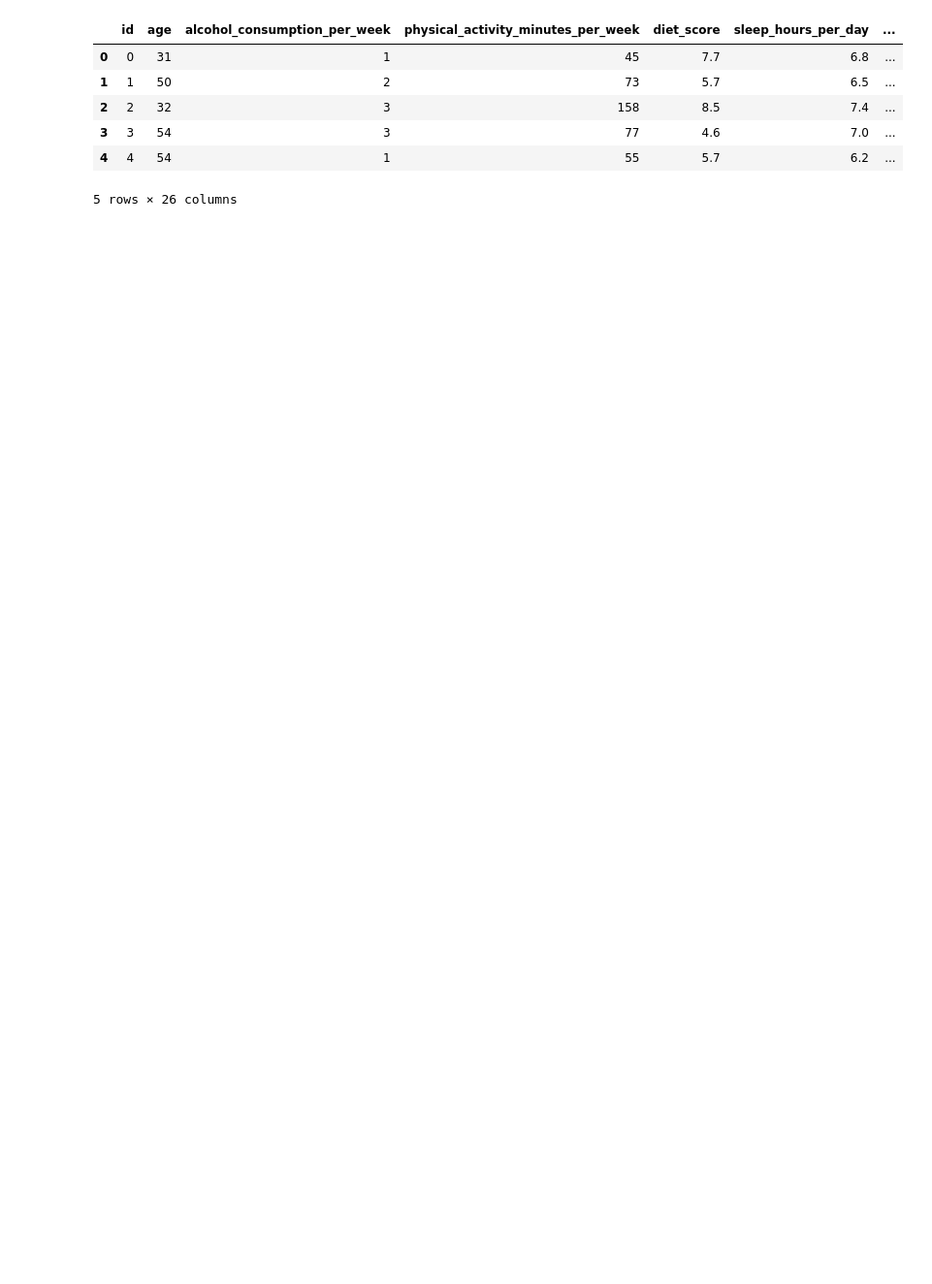
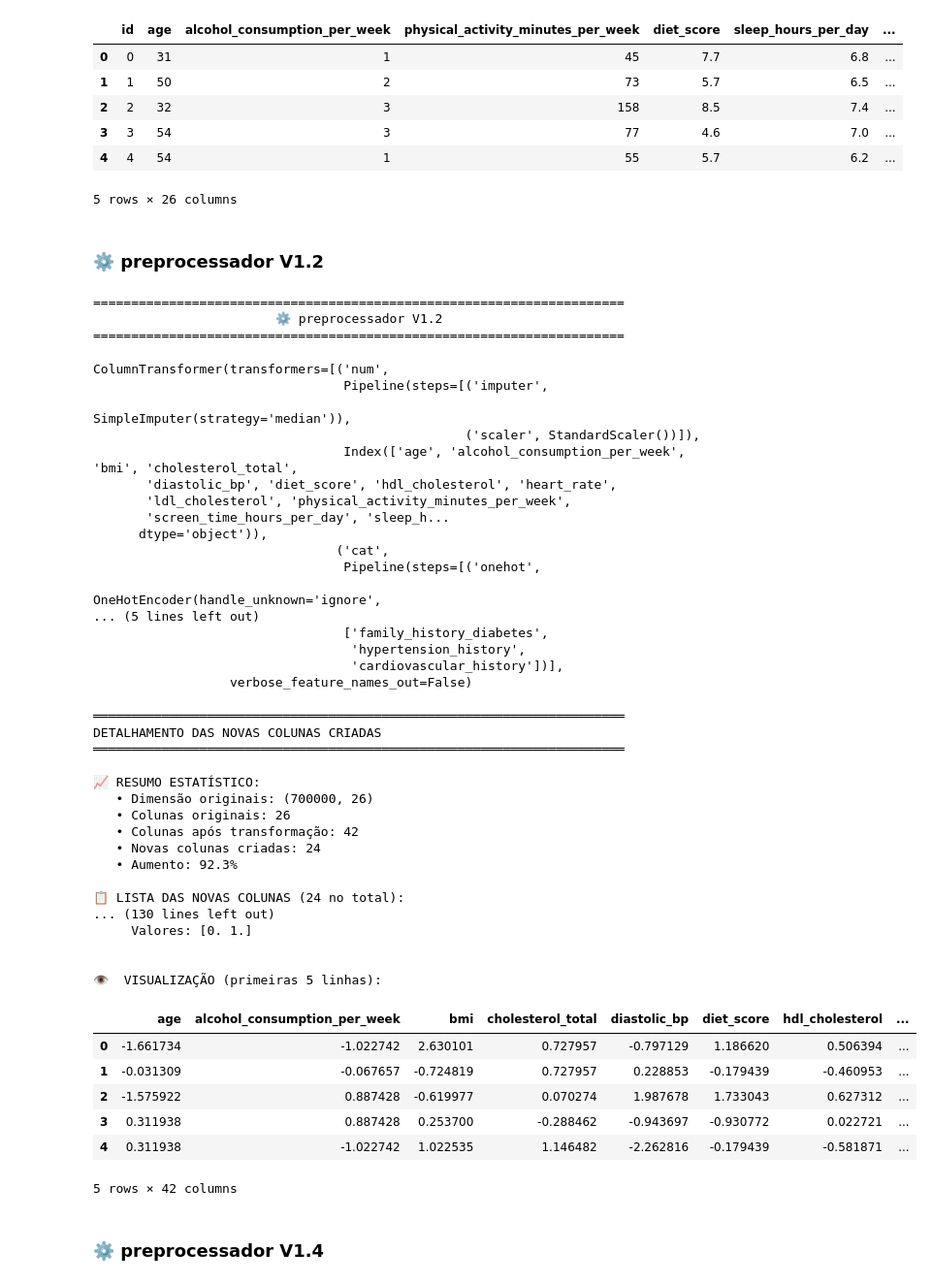
Before and after one commit to albertoakel/Kaggle, a Jupyter notebook: Diabetes_Prediction_Challenge/notebook/verificar_preprocessdor.ipynb, the cells around one changed output. Shown at 97% size. Drawn from its saved outputs; the diff is of its cells as text; code cells hidden in the pictures; blank space fills up the shorter version.

```diff
--- a/Diabetes_Prediction_Challenge/notebook/verificar_preprocessdor.ipynb
+++ b/Diabetes_Prediction_Challenge/notebook/verificar_preprocessdor.ipynb
@@ -116,4 +116,61 @@ X.head(5)
 | 3 | 3 | 54 | 3 | 77 | 4.6 | 7.0 | ... |
 | 4 | 4 | 54 | 1 | 55 | 5.7 | 6.2 | ... |
 5 rows × 26 columns
+# %% [markdown]
+### ⚙️ preprocessador V1.2
+# %%
+print(f"{'='*70}")
+print(f"{'⚙️ preprocessador V1.2'.center(70)}")
+print(f"{'='*70}")
+BASE = Path.cwd().parent
+PP1 = joblib.load(BASE/'src'/'preprocess_diabetes_v1.2.joblib')['preprocessador']
+display(PP1)
+out1=vizualizar_transformacao(PP1,X)
+# %% [output]
+======================================================================
+                        ⚙️ preprocessador V1.2
+======================================================================
+ColumnTransformer(transformers=[('num',
+                                 Pipeline(steps=[('imputer',
+                                                  SimpleImputer(strategy='median')),
+                                                 ('scaler', StandardScaler())]),
+                                 Index(['age', 'alcohol_consumption_per_week', 'bmi', 'cholesterol_total',
+       'diastolic_bp', 'diet_score', 'hdl_cholesterol', 'heart_rate',
+       'ldl_cholesterol', 'physical_activity_minutes_per_week',
+       'screen_time_hours_per_day', 'sleep_h...
+      dtype='object')),
+                                ('cat',
+                                 Pipeline(steps=[('onehot',
+                                                  OneHotEncoder(handle_unknown='ignore',
+... (5 lines left out)
+                                 ['family_history_diabetes',
+                                  'hypertension_history',
+                                  'cardiovascular_history'])],
+                  verbose_feature_names_out=False)
+══════════════════════════════════════════════════════════════════════
+DETALHAMENTO DAS NOVAS COLUNAS CRIADAS
+══════════════════════════════════════════════════════════════════════
+
+📈 RESUMO ESTATÍSTICO:
+   • Dimensão originais: (700000, 26)
+   • Colunas originais: 26
+   • Colunas após transformação: 42
+   • Novas colunas criadas: 24
+   • Aumento: 92.3%
+
+📋 LISTA DAS NOVAS COLUNAS (24 no total):
+... (130 lines left out)
+     Valores: [0. 1.]
+
+
+👁️  VISUALIZAÇÃO (primeiras 5 linhas):
+|  | age | alcohol_consumption_per_week | bmi | cholesterol_total | diastolic_bp | diet_score | hdl_cholesterol | ... |
+| 0 | -1.661734 | -1.022742 | 2.630101 | 0.727957 | -0.797129 | 1.186620 | 0.506394 | ... |
+| 1 | -0.031309 | -0.067657 | -0.724819 | 0.727957 | 0.228853 | -0.179439 | -0.460953 | ... |
+| 2 | -1.575922 | 0.887428 | -0.619977 | 0.070274 | 1.987678 | 1.733043 | 0.627312 | ... |
+| 3 | 0.311938 | 0.887428 | 0.253700 | -0.288462 | -0.943697 | -0.930772 | 0.022721 | ... |
+| 4 | 0.311938 | -1.022742 | 1.022535 | 1.146482 | -2.262816 | -0.179439 | -0.581871 | ... |
+5 rows × 42 columns
+# %% [markdown]
+### ⚙️ preprocessador V1.4
 # %%
```
Also changed, not shown: parts of 7 cells of this notebook, 9 other files.
